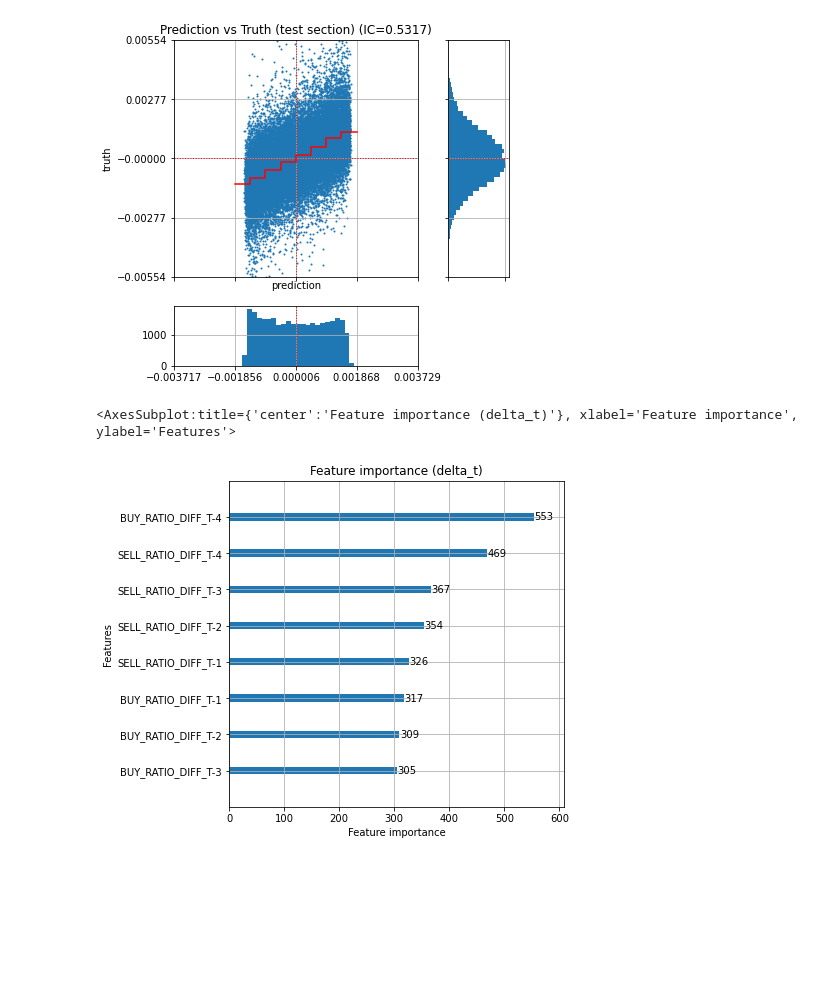
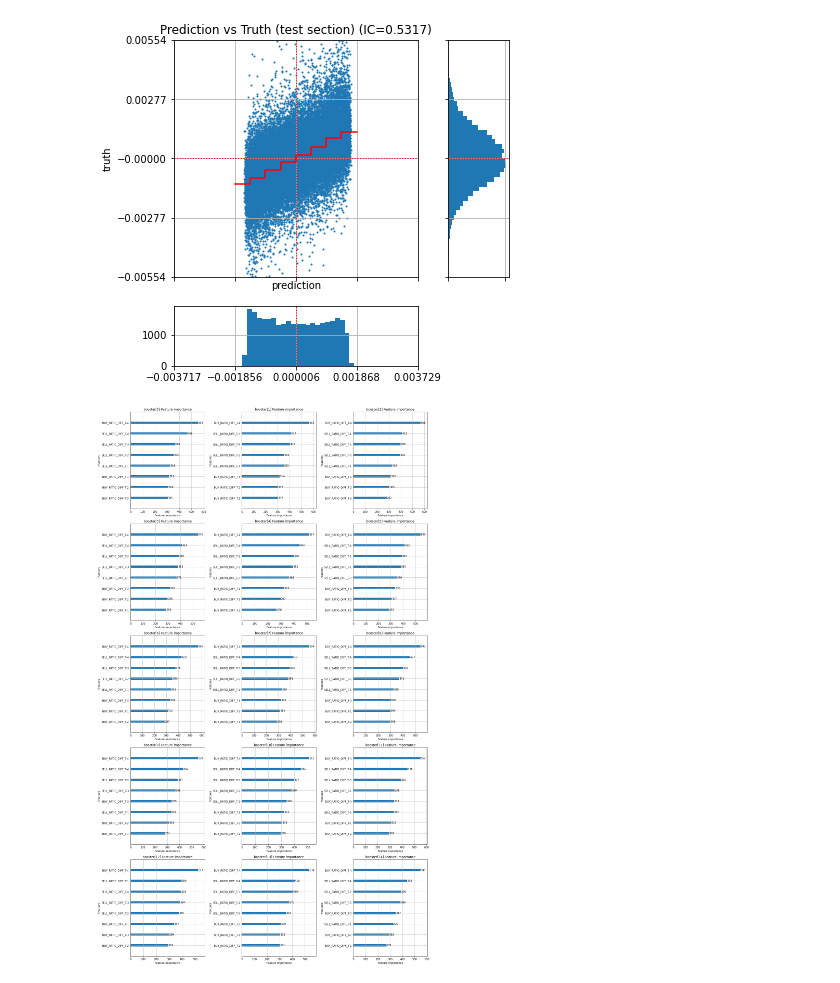
Before and after one commit to WannabeBotter/crypto_misc_jupyter, a Jupyter notebook: lightgbm_exercise/lightgbm_exercise.ipynb, the cells around one changed output. Saved outputs shown, nothing was run; the diff lists cells and outputs as text; code cells hidden in the pictures; blank space fills up the shorter version.

Commit message:
Display all boosters

```diff
--- a/lightgbm_exercise/lightgbm_exercise.ipynb
+++ b/lightgbm_exercise/lightgbm_exercise.ipynb
@@ -276,11 +276,16 @@ display_true_vs_pred(df_test['CLOSE_LOGDIFF'], df_test['y_pred'], 'Prediction vs
 # %% [output]
 [figure]
 # %%
-# CPCVによって生成されたboosterのうち一つを選んで特徴量の重要度を表示する
-lgb.plot_importance(lgb_util.get_cvbooster().boosters[0], title='Feature importance (delta_t)', figsize=(6, 6))
+# CPCVによって生成されたbooster全ての特徴量の重要度を表示する
+boosters = lgb_util.get_cvbooster().boosters
+cols = 3
+rows = math.ceil(len(boosters) / cols)
+fig, axes = plt.subplots(rows, cols, figsize = (cols * 6, rows * 6), tight_layout=True)
+
+for index, booster in enumerate(boosters):
+    lgb.plot_importance(booster, axes[math.floor(index / cols), index % cols], title = f'booster[{index}] Feature importance')
 # %% [output]
-<AxesSubplot:title={'center':'Feature importance (delta_t)'}, xlabel='Feature importance', ylabel='Features'>
-[figure, old version]
+[figure, new version]
 # %%
 # dtreevizを利用した決定木の可視化
 if options['svg_output'] == True:
```
